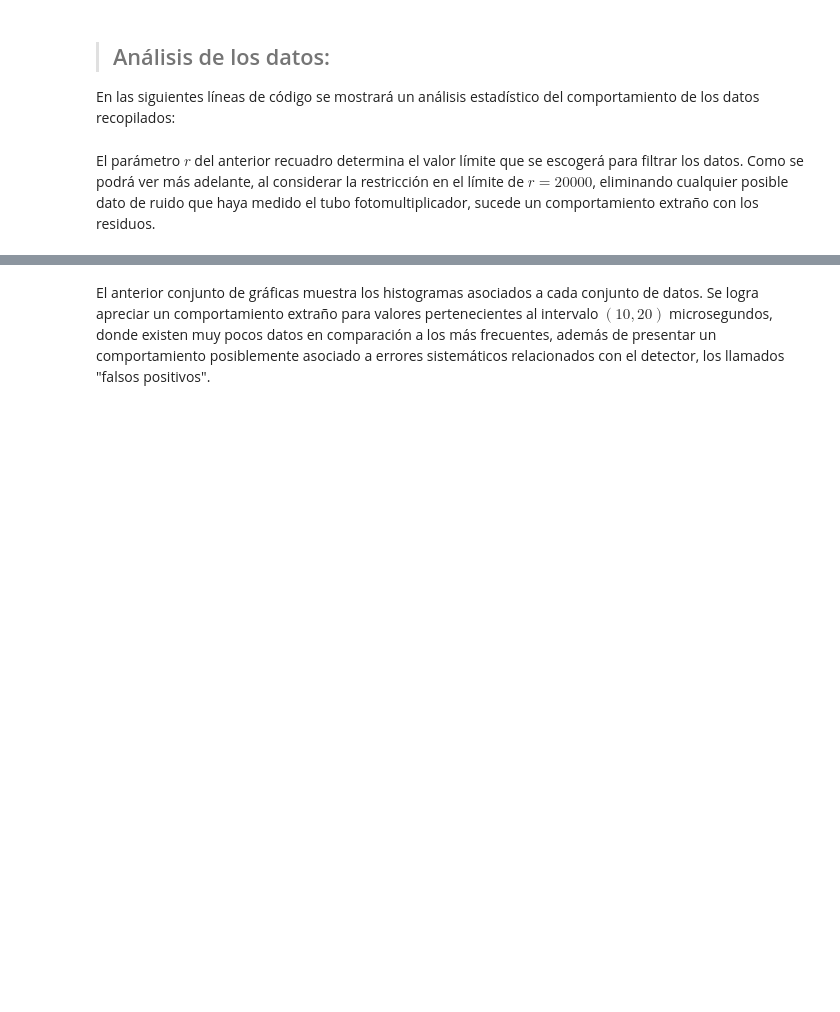
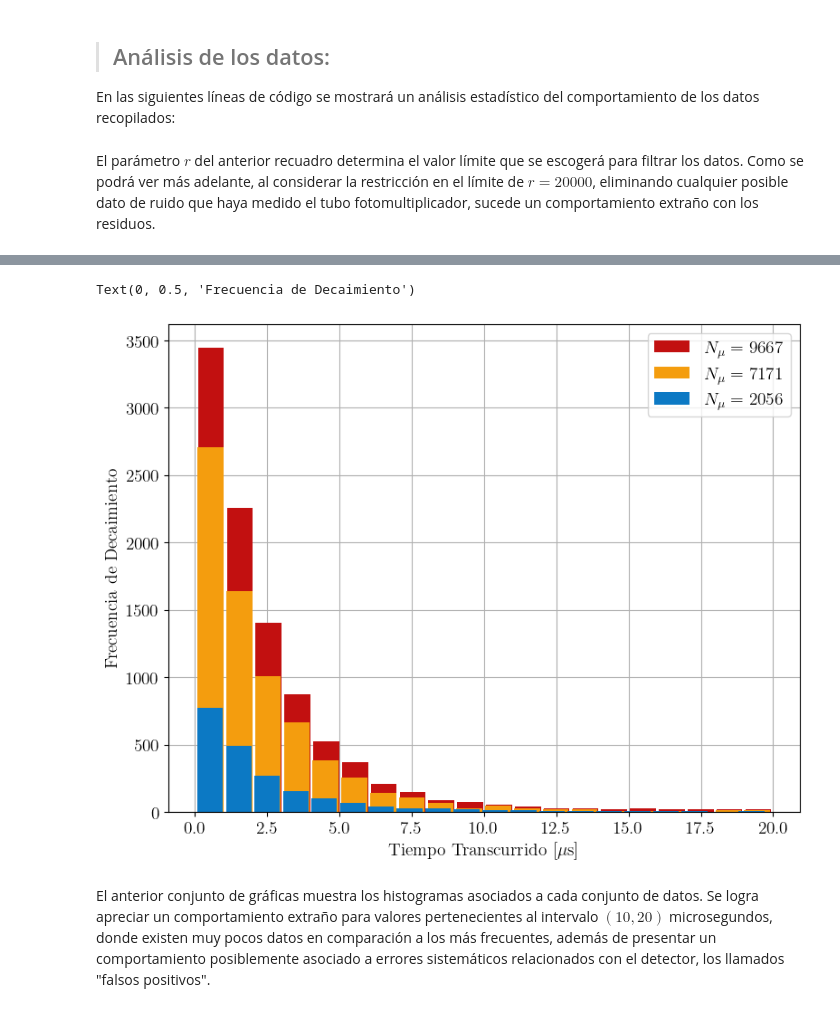
Before and after one commit to ThomasAnkhe/Laboratorio-Intermedio---Uniandes-2024, a Jupyter notebook: Muon Physics/Muon_Physics.ipynb, the cells around one changed output, grey strips where cells are left out. Cells and saved outputs as stored; diff of their text form; code cells hidden in the pictures; blank space fills up the shorter version.

```diff
--- a/Muon Physics/Muon_Physics.ipynb
+++ b/Muon Physics/Muon_Physics.ipynb
@@ -145,3 +151,17 @@ plt.show()
+# %%
+figure, axis = plt.subplots(1, 1, figsize = (9, 7))
+
+axis.hist(Tmuon_time, bins = bin, zorder=2, rwidth=0.9, color = "#C21010", label = "$N_{\mu} =$ " + str(len(Tfiltered_data)))
+axis.hist(Smuon_time, bins = bin, zorder=2, rwidth=0.9, color = "#F49D0E", label = "$N_{\mu} =$ " + str(len(Sfiltered_data)))
+axis.hist(Fmuon_time, bins = bin, zorder=2, rwidth=0.9, color = "#0C79C4", label = "$N_{\mu} =$ " + str(len(Ffiltered_data)))
+axis.legend()
+axis.grid(True)
+axis.set_xlabel("Tiempo Transcurrido [$\mu$s]")
+axis.set_ylabel("Frecuencia de Decaimiento")
+# plt.savefig("Histograma.pdf")
+# %% [output]
+Text(0, 0.5, 'Frecuencia de Decaimiento')
+[figure, added]
 # %% [markdown]
 El anterior conjunto de gráficas muestra los histogramas asociados a cada conjunto de datos. Se logra apreciar un comportamiento extraño para valores pertenecientes al intervalo $(10, 20)$ microsegundos, donde existen muy pocos datos en comparación a los más frecuentes, además de presentar un comportamiento posiblemente asociado a errores sistemáticos relacionados con el detector, los llamados "falsos positivos".
 # %%
```
Also changed, not shown: parts of 23 cells of this notebook, 41 other files.
